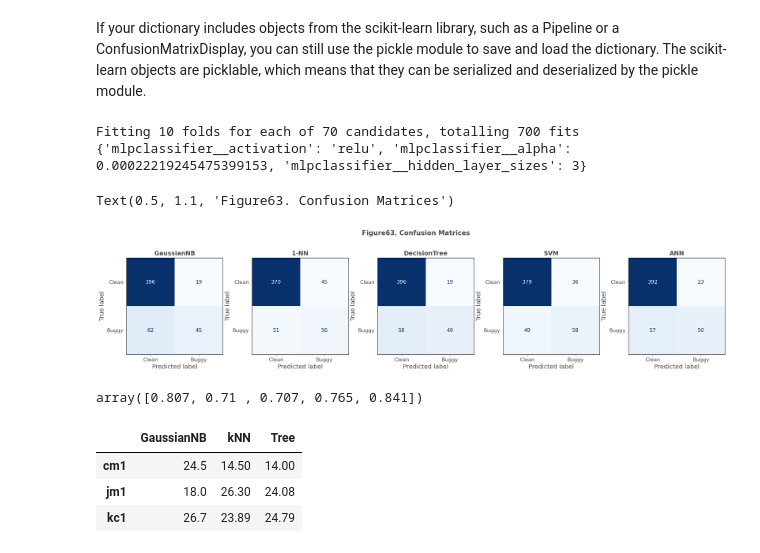
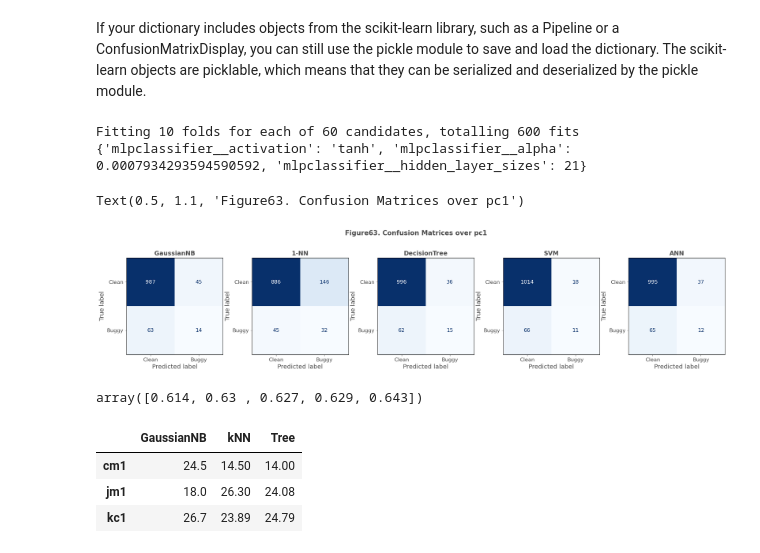
Before and after one commit to zurlog/MLDS_PR104, a Jupyter notebook: scripts/pr104.ipynb, the cells around one changed output. Drawn from its saved outputs; the diff is of its cells as text; code cells hidden in the pictures.

```diff
--- a/scripts/pr104.ipynb
+++ b/scripts/pr104.ipynb
@@ -421,24 +425,25 @@ Text(0.5, 1.0, 'Figure 13. Too optimitics ROC curves for 5 classifiers built usi
 # %% [markdown]
 If your dictionary includes objects from the scikit-learn library, such as a Pipeline or a ConfusionMatrixDisplay, you can still use the pickle module to save and load the dictionary. The scikit-learn objects are picklable, which means that they can be serialized and deserialized by the pickle module.
 # %%
+%run functions.ipynb
 models_list = [{"model": nbayes_cv},
                {"model": knn_cv, "weights":"distance"},
                {'model': tree_cv},
-               {"model": svm_cv, "n_iter":50, 'probability':True},
-               {'model': ann_cv, 'n_iter':70}]
+               {"model": svm_cv, "n_iter":60, 'probability':True},
+               {'model': ann_cv, 'n_iter':60, 'solver':'lbfgs'}]
 
-cm1_res = compare_classifiers(kc2_mc, models_list, 'prova')
-plt.suptitle('Figure63. Confusion Matrices',
+cm1_res = compare_classifiers(pc1_mc, models_list, 'prova')
+plt.suptitle('Figure63. Confusion Matrices over pc1',
                fontsize=15, fontweight='bold', y=1.1)
 # %% [output]
-Fitting 10 folds for each of 70 candidates, totalling 700 fits
-{'mlpclassifier__activation': 'relu', 'mlpclassifier__alpha': 0.00022219245475399153, 'mlpclassifier__hidden_layer_sizes': 3}
+Fitting 10 folds for each of 60 candidates, totalling 600 fits
+{'mlpclassifier__activation': 'tanh', 'mlpclassifier__alpha': 0.0007934293594590592, 'mlpclassifier__hidden_layer_sizes': 21}
-Text(0.5, 1.1, 'Figure63. Confusion Matrices')
+Text(0.5, 1.1, 'Figure63. Confusion Matrices over pc1')
-[figure, old version]
+[figure, new version]
 # %%
 cm1_res['auc']
 # %% [output]
-array([0.807, 0.71 , 0.707, 0.765, 0.841])
+array([0.614, 0.63 , 0.627, 0.629, 0.643])
 # %%
 pd.DataFrame(rec, index=sets_str[:3], columns=['GaussianNB', 'kNN', 'Tree'])
 # %% [output]
```
Also changed, not shown: parts of 12 cells of this notebook, 4 other files.
